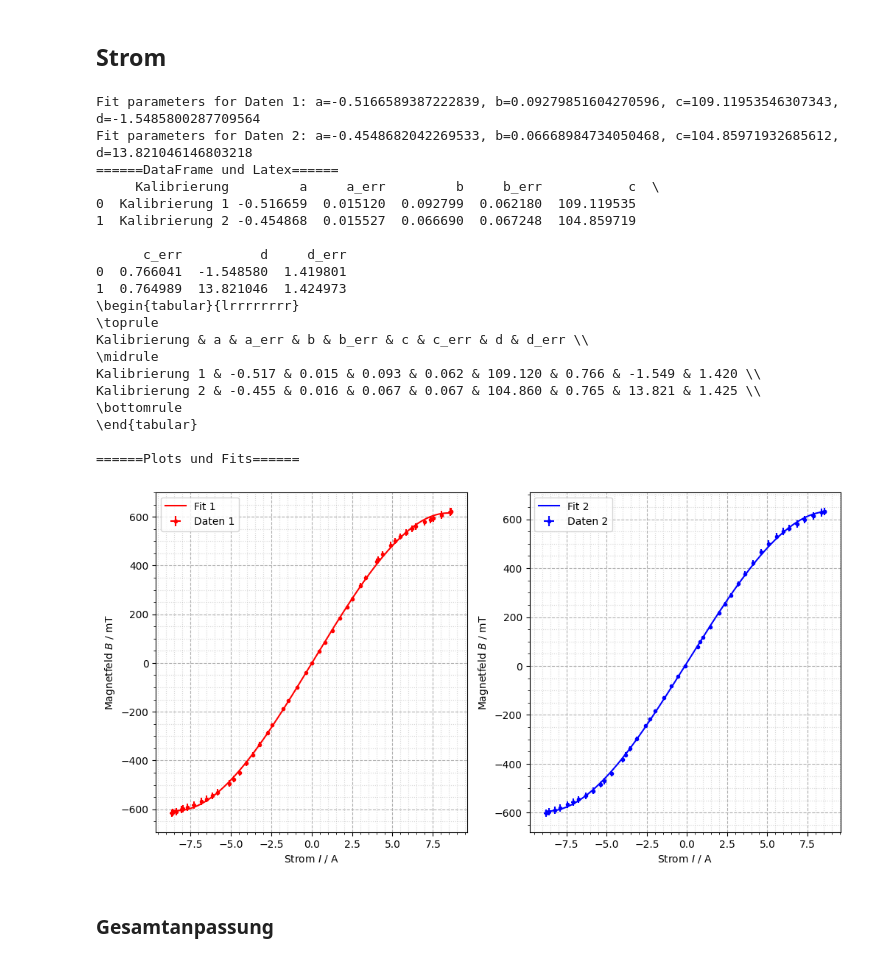
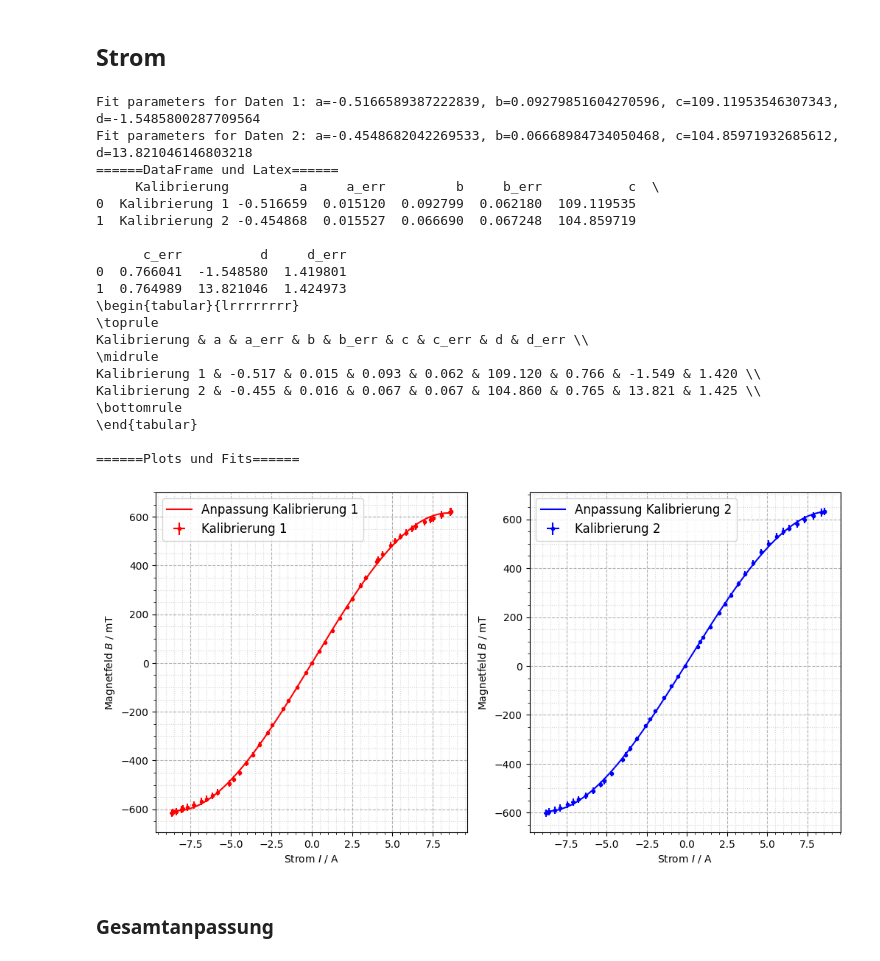
Before and after one commit to itzhaQQ/P4_WS2526, a Jupyter notebook: 401_ElektronischeUebergaengeAnAtomen/src/kali.ipynb, the cells around one changed output. Drawn from its saved outputs; the diff is of its cells as text; code cells hidden in the pictures.

```diff
--- a/401_ElektronischeUebergaengeAnAtomen/src/kali.ipynb
+++ b/401_ElektronischeUebergaengeAnAtomen/src/kali.ipynb
@@ -221,46 +356,47 @@ x_fit1 = np.linspace(np.min(I1), np.max(I1), 500)
 x_fit2 = np.linspace(np.min(I2), np.max(I2), 500)
 
 fig, ax = plt.subplots(1,2, figsize=(12,6))
-ax[0].errorbar(I1, B1_strom, xerr=I1_err, yerr=B1_strom_err, fmt='r.', label='Daten 1', capsize=0)
-ax[0].plot(x_fit1, func(x_fit1, *popt1), 'r-', label='Fit 1')
+ax[0].errorbar(I1, B1_strom, xerr=I1_err, yerr=B1_strom_err, fmt='r.', label='Kalibrierung 1', capsize=0)
+ax[0].plot(x_fit1, func(x_fit1, *popt1), 'r-', label='Anpassung Kalibrierung 1')
 ax[0].grid(visible=True, which="major", linestyle="--")
 ax[0].minorticks_on()
 ax[0].grid(visible=True, which="minor", linestyle=":", alpha=0.5)
 ax[0].set_xlabel(r'Strom $I$ / A')
 ax[0].set_ylabel(r'Magnetfeld $B$ / mT')
-ax[0].legend()
+ax[0].legend(fontsize=12)
 
-ax[1].errorbar(I2, B2_strom, xerr=I2_err, yerr=B2_strom_err, fmt='b.', label='Daten 2', capsize=0)
-ax[1].plot(x_fit2, func(x_fit2, *popt2), 'b-', label='Fit 2')
+ax[1].errorbar(I2, B2_strom, xerr=I2_err, yerr=B2_strom_err, fmt='b.', label='Kalibrierung 2', capsize=0)
+ax[1].plot(x_fit2, func(x_fit2, *popt2), 'b-', label='Anpassung Kalibrierung 2')
 ax[1].grid(visible=True, which="major", linestyle="--")
 ax[1].minorticks_on()
 ax[1].grid(visible=True, which="minor", linestyle=":", alpha=0.5)
 ax[1].set_xlabel(r'Strom $I$ / A')
 ax[1].set_ylabel(r'Magnetfeld $B$ / mT')
-ax[1].legend()
+ax[1].legend(fontsize=12)
+#plt.savefig("../plots/zeeman_plt/kal_magnetfeld_strom_single.pdf")
 plt.show()
 # %% [output]
 Fit parameters for Daten 1: a=-0.5166589387222839, b=0.09279851604270596, c=109.11953546307343, d=-1.5485800287709564
 Fit parameters for Daten 2: a=-0.4548682042269533, b=0.06668984734050468, c=104.85971932685612, d=13.821046146803218
 ======DataFrame und Latex======
      Kalibrierung         a     a_err         b     b_err           c  \
 0  Kalibrierung 1 -0.516659  0.015120  0.092799  0.062180  109.119535
 1  Kalibrierung 2 -0.454868  0.015527  0.066690  0.067248  104.859719
 
       c_err          d     d_err
 0  0.766041  -1.548580  1.419801
 1  0.764989  13.821046  1.424973
 \begin{tabular}{lrrrrrrrr}
 \toprule
 Kalibrierung & a & a_err & b & b_err & c & c_err & d & d_err \\
 \midrule
 Kalibrierung 1 & -0.517 & 0.015 & 0.093 & 0.062 & 109.120 & 0.766 & -1.549 & 1.420 \\
 Kalibrierung 2 & -0.455 & 0.016 & 0.067 & 0.067 & 104.860 & 0.765 & 13.821 & 1.425 \\
 \bottomrule
 \end{tabular}
 
 ======Plots und Fits======
-[figure, old version]
+[figure, new version]
 # %% [markdown]
 ### Gesamtanpassung
 # %%
```
Also changed, not shown: parts of 4 cells of this notebook, 30 other files.
